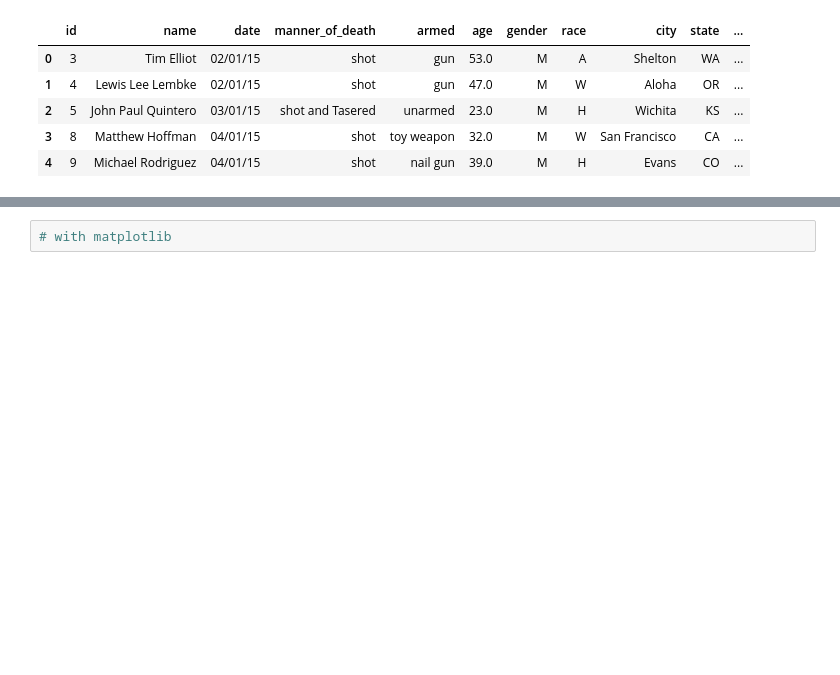
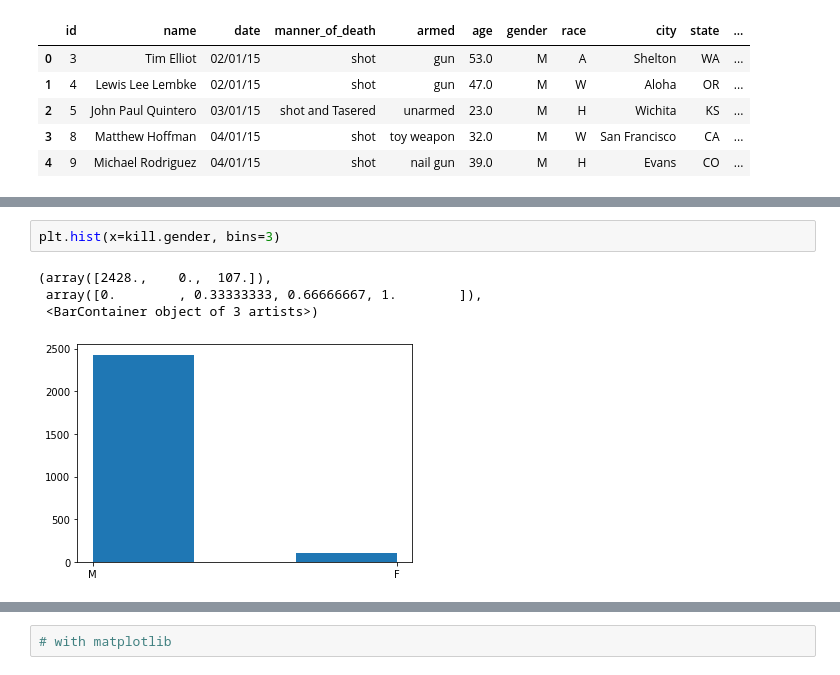
Before and after one commit to muhsinayaz/Assignment, a Jupyter notebook: 22-08-28/Assignment-1 (PoliceKillingUS-Matplotlib) student.ipynb, the cells around one changed output, grey strips where cells are left out. Drawn from its saved outputs; the diff is of its cells as text; blank space fills up the shorter version.

```diff
--- a/22-08-28/Assignment-1 (PoliceKillingUS-Matplotlib) student.ipynb
+++ b/22-08-28/Assignment-1 (PoliceKillingUS-Matplotlib) student.ipynb
@@ -38,0 +52,7 @@ kill.head()
+# %%
+plt.hist(x=kill.gender, bins=3)
+# %% [output]
+(array([2428.,    0.,  107.]),
+ array([0.        , 0.33333333, 0.66666667, 1.        ]),
+ <BarContainer object of 3 artists>)
+[figure, added]
```
Also changed, not shown: parts of 37 cells of this notebook, 2 other files.
